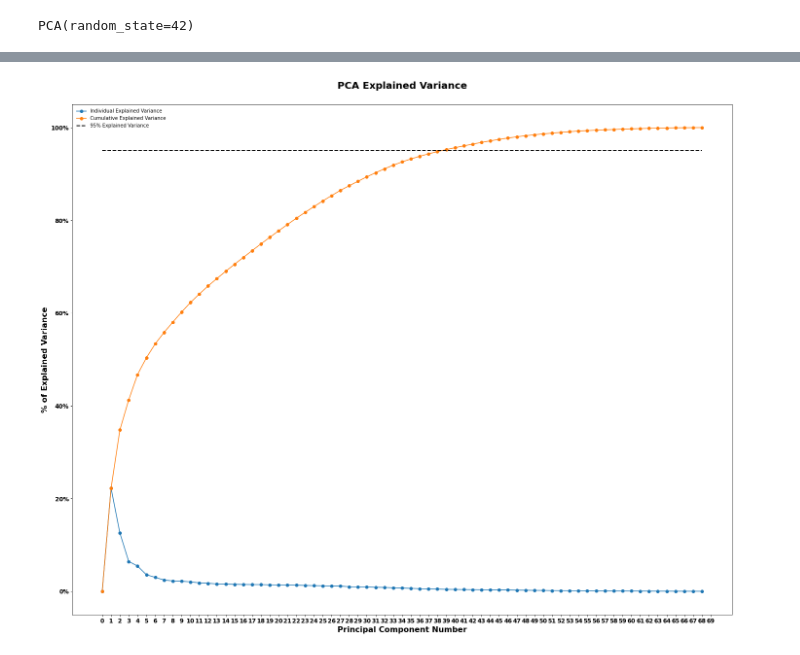
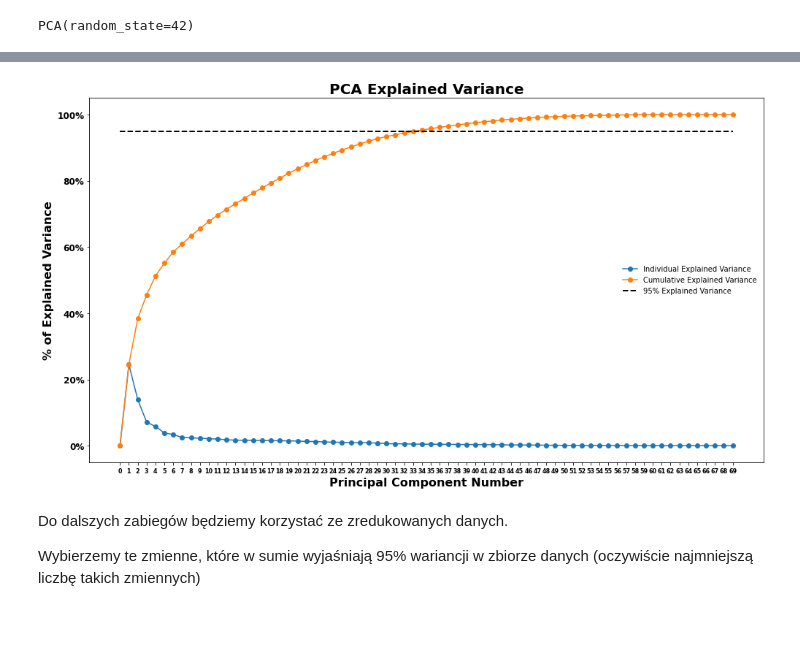
Before and after one commit to Szymon-Gut/Introduction-to-Machine-Learning, a Jupyter notebook: projekt2/km1.ipynb, the cells around one changed output, grey strips where cells are left out. Cells and saved outputs as stored; diff of their text form; code cells hidden in the pictures; blank space fills up the shorter version.

```diff
--- a/projekt2/km1.ipynb
+++ b/projekt2/km1.ipynb
@@ -46,0 +20,3 @@ df
+# %%
+df_train, df_test = train_test_split(df, test_size=0.1)
+df_train, df_val = train_test_split(df_train, test_size=0.2*0.9) # 20% całego zbioru
@@ -140,5 +123,5 @@ sns.heatmap(data=df.corr(), vmin=-1, vmax=1, cmap='icefire', xticklabels=False,
 # %%
-def outlier_clumper(df):
+def outlier_clamper(df):
     min_quantile = 0.025
     max_quantile = 0.975
     min_max_dict = {}
@@ -162,3 +143,5 @@ df = outlier_clumper(df)
+# %%
+df_train = outlier_clamper(df_train)
 # %% [markdown]
 #### Standard Scaler
 # %%
@@ -224,6 +187,6 @@ plt.show()
 # %% [markdown]
 # PCA
 # %%
-df_array = df.values
+df_array = df_train.values
 df_array
 # %% [output]
@@ -272,22 +235,26 @@ df_pca
 # %%
-fig, ax = plt.subplots(figsize=(20, 16))
+fig, ax = plt.subplots(figsize=(14, 8))
 plt.plot(df_pca["principal_component"], df_pca["explained_variance"], marker="o", label="Individual Explained Variance")
 plt.plot(df_pca["principal_component"], df_pca["cumsum_explained_variance"], marker="o", label="Cumulative Explained Variance")
 plt.plot(df_pca["principal_component"], [0.95] * len(df_pca), color="black", linewidth=2, linestyle="--", label="95% Explained Variance")
 ax.set_xticklabels(["{:,.0f}".format(x) for x in ax.get_xticks()])
 ax.set_yticklabels(["{:,.0%}".format(x) for x in ax.get_yticks()])
 plt.title("PCA Explained Variance", fontsize=20, fontweight="bold")
 ax.title.set_position([.5, 1.025])
-plt.xticks(range(0,70), range(0,70), fontsize=12, fontweight="bold")
+plt.xticks(range(0,70), range(0,70), fontsize=8, fontweight="bold")
 plt.yticks(fontsize=12, fontweight="bold")
 plt.xlabel("Principal Component Number", fontsize=16, fontweight="bold")
 plt.ylabel("% of Explained Variance", fontsize=16, fontweight="bold")
 plt.grid(False)
 plt.legend(loc="best", frameon=False)
 plt.tight_layout()
 plt.show()
 # %% [output]
-[figure, old version]
+[figure, new version]
+# %% [markdown]
+Do dalszych zabiegów będziemy korzystać ze zredukowanych danych.
+
+Wybierzemy te zmienne, które w sumie wyjaśniają 95% wariancji w zbiorze danych (oczywiście najmniejszą liczbę takich zmiennych)
 # %%
 n_components_pca = int(df_pca["cumsum_explained_variance"].gt(0.95).idxmax())
 print("# of Features Until 95% Variance is Reached:", n_components_pca)
```
Also changed, not shown: parts of 49 cells of this notebook.
